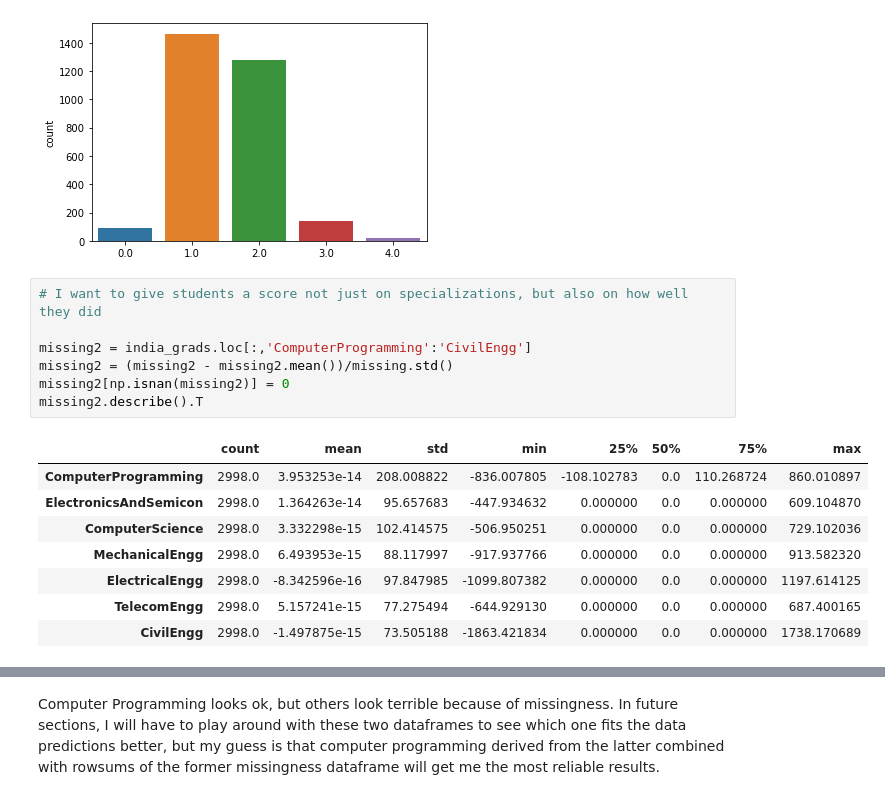
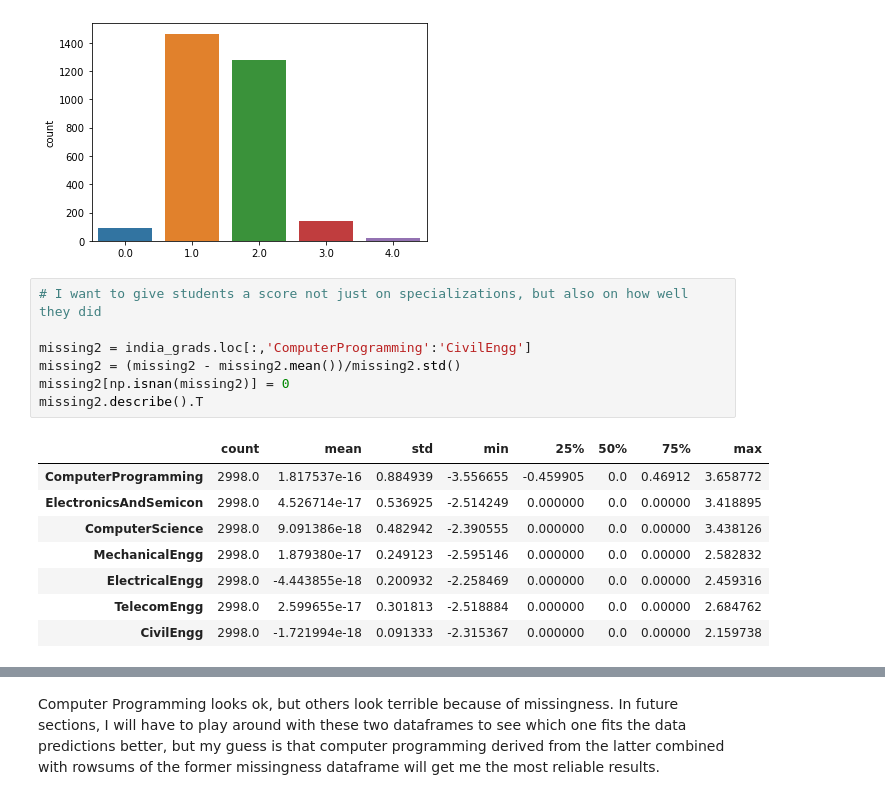
Before and after one commit to sandriyishen/Springboard_2021, a Jupyter notebook: Capstone 2/Notebooks/01-DataWrangling.ipynb, the cells around one changed output, grey strips where cells are left out. Cells and saved outputs as stored; diff of their text form.

```diff
--- a/Capstone 2/Notebooks/01-DataWrangling.ipynb
+++ b/Capstone 2/Notebooks/01-DataWrangling.ipynb
@@ -231,19 +231,19 @@ sns.countplot(x = missing1.sum(axis = 1))
 # %%
 # I want to give students a score not just on specializations, but also on how well they did
 
 missing2 = india_grads.loc[:,'ComputerProgramming':'CivilEngg']
-missing2 = (missing2 - missing2.mean())/missing.std()
+missing2 = (missing2 - missing2.mean())/missing2.std()
 missing2[np.isnan(missing2)] = 0
 missing2.describe().T
 # %% [output]
 |  | count | mean | std | min | 25% | 50% | 75% | max |
-| ComputerProgramming | 2998.0 | 3.953253e-14 | 208.008822 | -836.007805 | -108.102783 | 0.0 | 110.268724 | 860.010897 |
-| ElectronicsAndSemicon | 2998.0 | 1.364263e-14 | 95.657683 | -447.934632 | 0.000000 | 0.0 | 0.000000 | 609.104870 |
-| ComputerScience | 2998.0 | 3.332298e-15 | 102.414575 | -506.950251 | 0.000000 | 0.0 | 0.000000 | 729.102036 |
-| MechanicalEngg | 2998.0 | 6.493953e-15 | 88.117997 | -917.937766 | 0.000000 | 0.0 | 0.000000 | 913.582320 |
-| ElectricalEngg | 2998.0 | -8.342596e-16 | 97.847985 | -1099.807382 | 0.000000 | 0.0 | 0.000000 | 1197.614125 |
-| TelecomEngg | 2998.0 | 5.157241e-15 | 77.275494 | -644.929130 | 0.000000 | 0.0 | 0.000000 | 687.400165 |
-| CivilEngg | 2998.0 | -1.497875e-15 | 73.505188 | -1863.421834 | 0.000000 | 0.0 | 0.000000 | 1738.170689 |
+| ComputerProgramming | 2998.0 | 1.817537e-16 | 0.884939 | -3.556655 | -0.459905 | 0.0 | 0.46912 | 3.658772 |
+| ElectronicsAndSemicon | 2998.0 | 4.526714e-17 | 0.536925 | -2.514249 | 0.000000 | 0.0 | 0.00000 | 3.418895 |
+| ComputerScience | 2998.0 | 9.091386e-18 | 0.482942 | -2.390555 | 0.000000 | 0.0 | 0.00000 | 3.438126 |
+| MechanicalEngg | 2998.0 | 1.879380e-17 | 0.249123 | -2.595146 | 0.000000 | 0.0 | 0.00000 | 2.582832 |
+| ElectricalEngg | 2998.0 | -4.443855e-18 | 0.200932 | -2.258469 | 0.000000 | 0.0 | 0.00000 | 2.459316 |
+| TelecomEngg | 2998.0 | 2.599655e-17 | 0.301813 | -2.518884 | 0.000000 | 0.0 | 0.00000 | 2.684762 |
+| CivilEngg | 2998.0 | -1.721994e-18 | 0.091333 | -2.315367 | 0.000000 | 0.0 | 0.00000 | 2.159738 |
 # %%
 missing2.hist(figsize = (15,8))
 plt.subplots_adjust(hspace = .8, wspace = .2)
```
Also changed, not shown: parts of 5 cells of this notebook.
